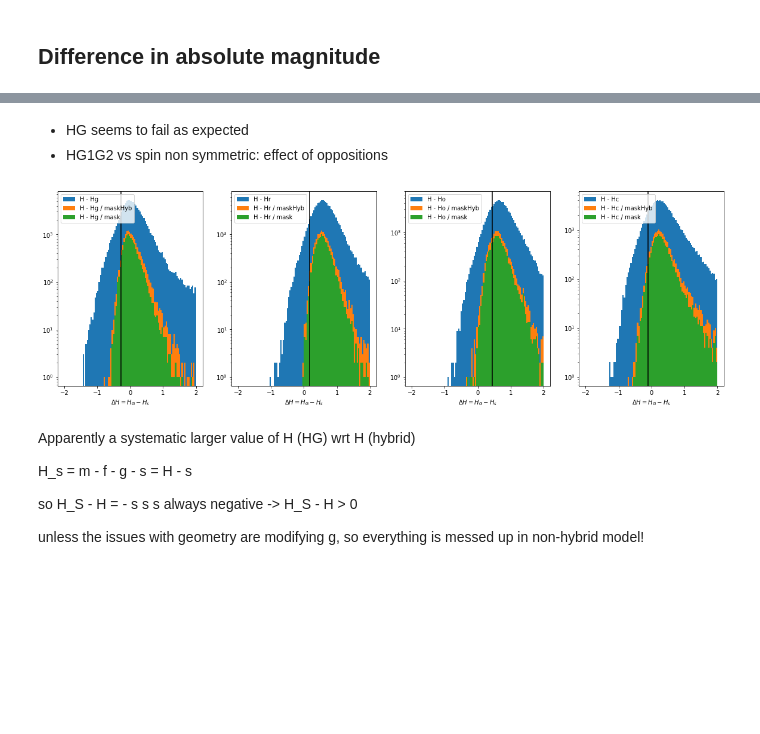
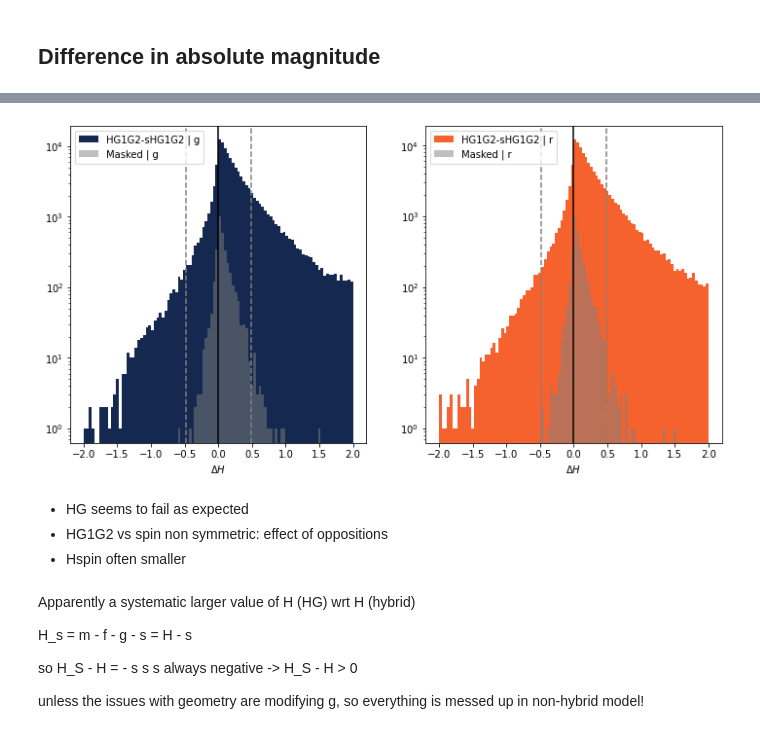
Before and after one commit to astrolabsoftware/fink-tutorials, a Jupyter notebook: sso/spins/2_compare_models.ipynb, the cells around one changed output, grey strips where cells are left out. Saved outputs shown, nothing was run; the diff lists cells and outputs as text; code cells hidden in the pictures; blank space fills up the shorter version.

```diff
--- a/sso/spins/2_compare_models.ipynb
+++ b/sso/spins/2_compare_models.ipynb
@@ -211,42 +302,36 @@ fig.savefig(f'{data_fink}/gfx_models/deltaH_models.png', facecolor='white')
+# %%
+# HG vs HG1G2hyb
+fig, ax = plt.subplots(1, 2, figsize=(12,6))
+
+r = [-2,2]
+b = 100
+
+statarr = []
+for i,f in enumerate(['g','r']):
+
+    x = data[f'HG1G2_H_{f}'] - data[f'HG1G2hyb_H_{f}']
+
+    hn, hb, _ = ax[i].hist( x, range=r, bins=b, label=f'HG1G2-sHG1G2 | {f}', color=fink_colors[i] )
+    statarr.append([hb[ np.argmax(hn) ], np.std(x)])
+
+    ax[i].hist( x[maskG1G2&maskG1G2hyb], range=r, bins=b, label=f'Masked | {f}', color='grey', alpha=0.5 )
+
+    ax[i].axvline( statarr[i][0], color='black' )
+    ax[i].axvline( statarr[i][0]-statarr[i][1], color='gray', linestyle='dashed' )
+    ax[i].axvline( statarr[i][0]+statarr[i][1], color='gray', linestyle='dashed' )
+
+for a in ax:
+    a.set_xlabel('$\Delta H$')
+    a.legend(loc='upper left')
+    a.set_yscale('log')
+
+fig.savefig(f'{data_fink}/gfx_models/deltaH_HG1G2_sHG1G2.png', facecolor='white')
+# %% [output]
+[figure, added]
 # %% [markdown]
 - HG seems to fail as expected
 - HG1G2 vs spin non symmetric: effect of oppositions
+- Hspin often smaller
-# %%
-# Different colors
-fig, ax = plt.subplots(1, 4, figsize=(20,6))
-
-r = [-2,2]
-b = 100
-
-
-ax[0].hist( data.HG_H - data.HG1G2hyb_H_g, range=r, bins=b, label='H - Hg' )
-ax[0].hist( data.loc[maskG1G2hyb,'HG_H'] - data.loc[maskG1G2hyb,'HG1G2hyb_H_g'], range=r, bins=b, label='H - Hg / maskHyb' )
-ax[0].hist( data.loc[mask,'HG_H'] - data.loc[mask,'HG1G2hyb_H_g'], range=r, bins=b, label='H - Hg / mask' )
-
-ax[1].hist( data.HG_H - data.HG1G2hyb_H_r, range=r, bins=b, label='H - Hr' )
-ax[1].hist( data.loc[maskG1G2hyb,'HG_H'] - data.loc[maskG1G2hyb,'HG1G2hyb_H_r'], range=r, bins=b, label='H - Hr / maskHyb' )
-ax[1].hist( data.loc[mask,'HG_H'] - data.loc[mask,'HG1G2hyb_H_r'], range=r, bins=b, label='H - Hr / mask' )
-
-ax[2].hist( data.HG_H - data.HG1G2hyb_H_o, range=r, bins=b, label='H - Ho' )
-ax[2].hist( data.loc[maskG1G2hyb,'HG_H'] - data.loc[maskG1G2hyb,'HG1G2hyb_H_o'], range=r, bins=b, label='H - Ho / maskHyb' )
-ax[2].hist( data.loc[mask,'HG_H'] - data.loc[mask,'HG1G2hyb_H_o'], range=r, bins=b, label='H - Ho / mask' )
-
-ax[3].hist( data.HG_H - data.HG1G2hyb_H_c, range=r, bins=b, label='H - Hc' )
-ax[3].hist( data.loc[maskG1G2hyb,'HG_H'] - data.loc[maskG1G2hyb,'HG1G2hyb_H_c'], range=r, bins=b, label='H - Hc / maskHyb' )
-ax[3].hist( data.loc[mask,'HG_H'] - data.loc[mask,'HG1G2hyb_H_c'], range=r, bins=b, label='H - Hc / mask' )
-
-for i in range(4):
-    ax[i].axvline(mag_to_V[i+1], color='black')
-
-
-for a in ax:
-    a.set_xlabel('$\Delta H = H_G - H_s$')
-    a.legend(loc='upper left')
-    a.set_yscale('log')
-
-# fig.savefig(f'{data_fink}/gfx_models/deltaH_spin_hyb_masks.png', facecolor='white')
-# %% [output]
-[figure, removed]
 # %% [markdown]
 Apparently a systematic larger value of H (HG) wrt H (hybrid)
 
```
Also changed, not shown: parts of 37 cells of this notebook, 2 other files.
